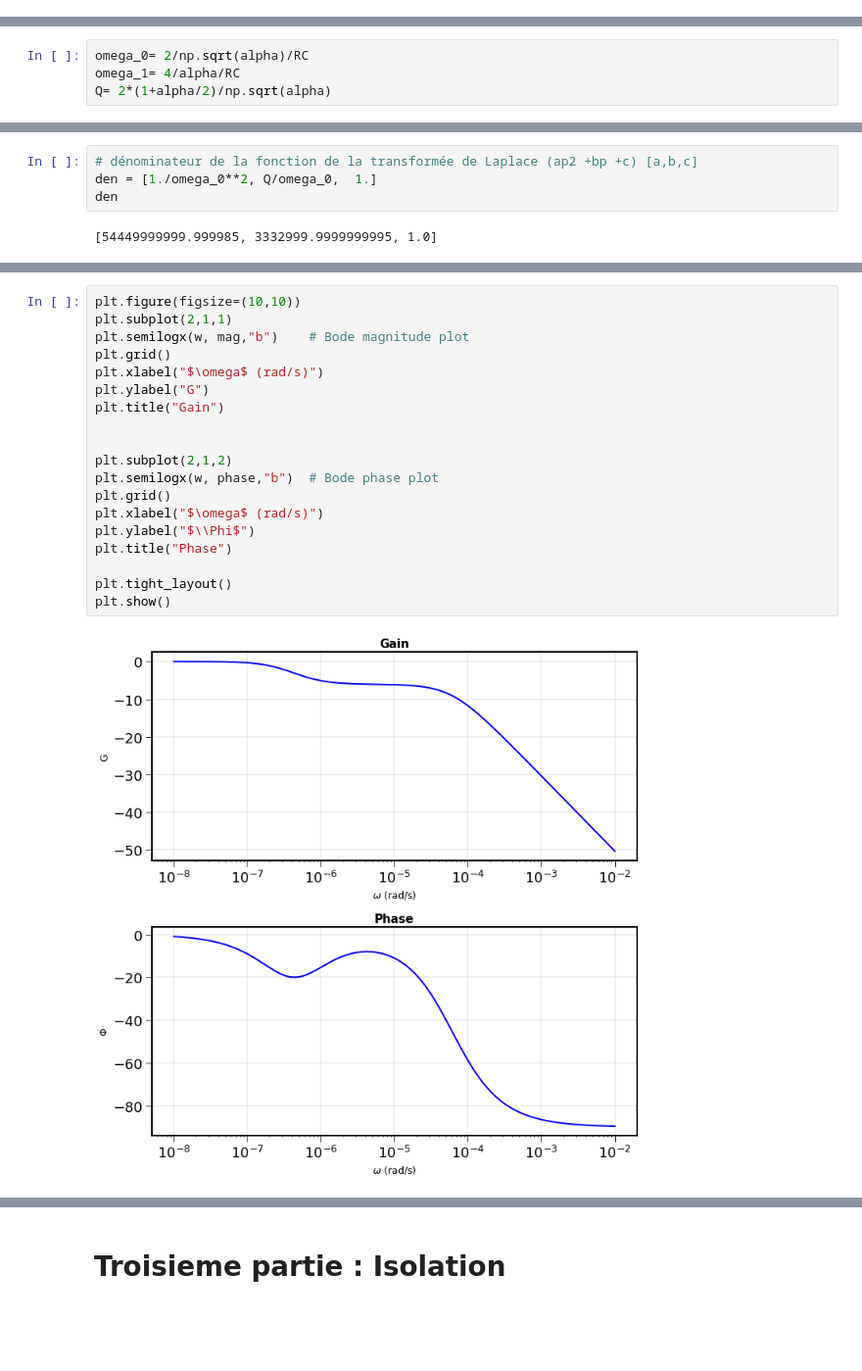
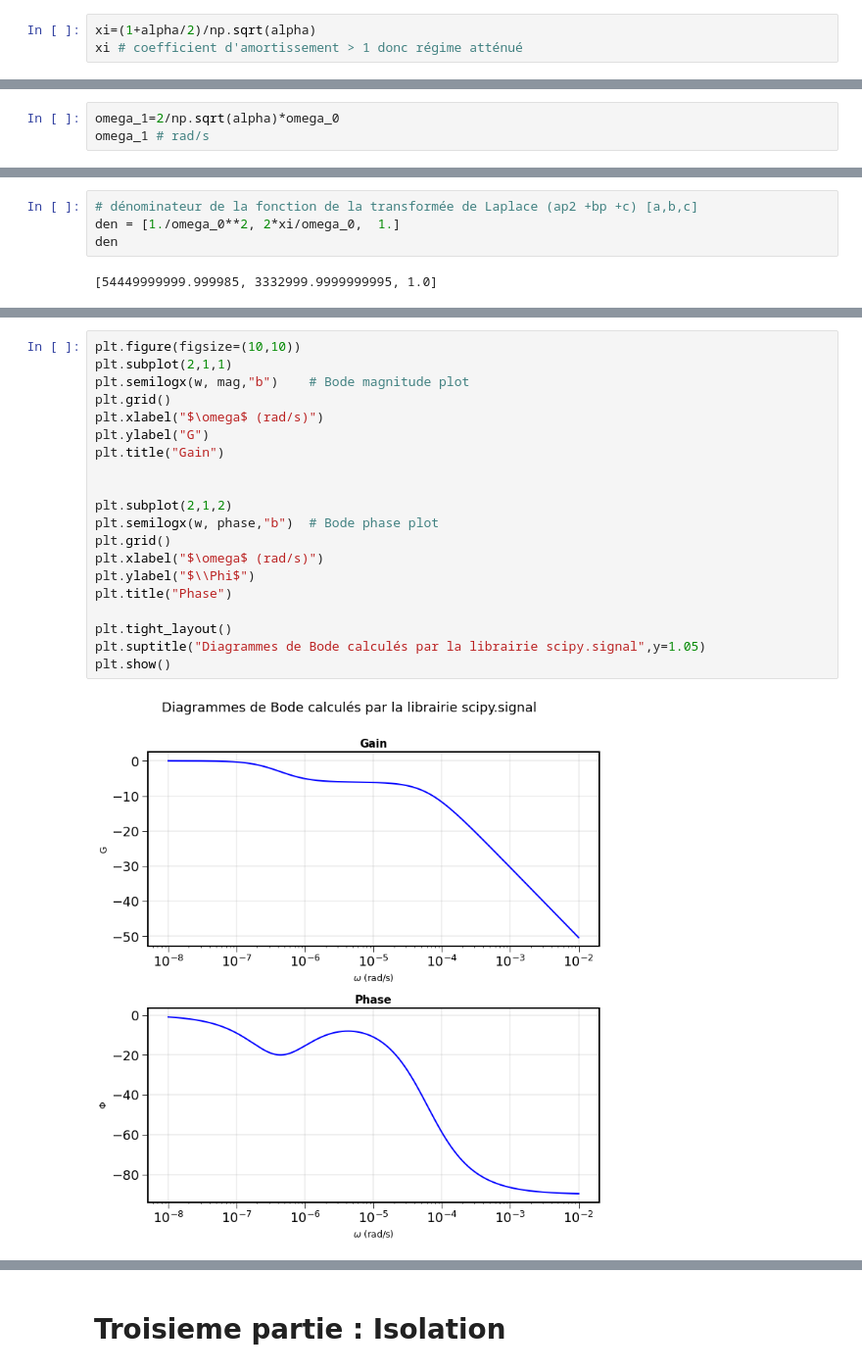
Before and after one commit to sebcampagne/mp32, a Jupyter notebook: DM_phys_17_2021_03_14/DM_EtudeThermique.ipynb, the cells around one changed output, grey strips where cells are left out. Shown at 98% size. Drawn from its saved outputs; the diff is of its cells as text; blank space fills up the shorter version.

```diff
--- a/DM_phys_17_2021_03_14/DM_EtudeThermique.ipynb
+++ b/DM_phys_17_2021_03_14/DM_EtudeThermique.ipynb
@@ -403,0 +479,3 @@ RC
+# %%
+xi=(1+alpha/2)/np.sqrt(alpha)
+xi # coefficient d'amortissement > 1 donc régime atténué
@@ -403,0 +491,3 @@ RC
+# %%
+omega_1=2/np.sqrt(alpha)*omega_0
+omega_1 # rad/s
@@ -465,9 +577,5 @@ plt.show()
 # %% [markdown]
 ### Diagramme de Bode calculé par scipy.signal (juste)
-# %%
-omega_0= 2/np.sqrt(alpha)/RC
-omega_1= 4/alpha/RC
-Q= 2*(1+alpha/2)/np.sqrt(alpha)
 # %%
 # numérateur de la fonction de la transformée de Laplace (bp +c) [b,c]
 num = [ 1./omega_1 , 1. ]
@@ -477,6 +585,6 @@ num
 # %%
 # dénominateur de la fonction de la transformée de Laplace (ap2 +bp +c) [a,b,c]
-den = [1./omega_0**2, Q/omega_0,  1.]
+den = [1./omega_0**2, 2*xi/omega_0,  1.]
 den
 # %% [output]
 [54449999999.999985, 3332999.9999999995, 1.0]
@@ -486,21 +595,22 @@ w, mag, phase = signal.bode(s1,w=X)
 # %%
 plt.figure(figsize=(10,10))
 plt.subplot(2,1,1)
 plt.semilogx(w, mag,"b")    # Bode magnitude plot
 plt.grid()
 plt.xlabel("$\omega$ (rad/s)")
 plt.ylabel("G")
 plt.title("Gain")
 
 
 plt.subplot(2,1,2)
 plt.semilogx(w, phase,"b")  # Bode phase plot
 plt.grid()
 plt.xlabel("$\omega$ (rad/s)")
 plt.ylabel("$\\Phi$")
 plt.title("Phase")
 
 plt.tight_layout()
+plt.suptitle("Diagrammes de Bode calculés par la librairie scipy.signal",y=1.05)
 plt.show()
 # %% [output]
-[figure, old version]
+[figure, new version]
```
Also changed, not shown: parts of 63 cells of this notebook, 2 other files.
